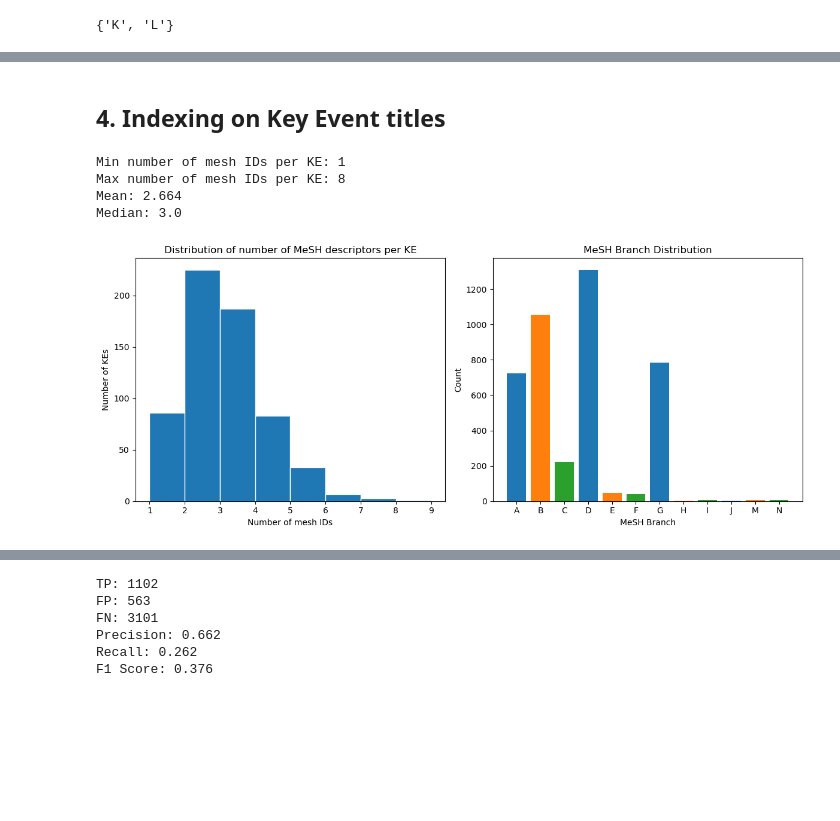
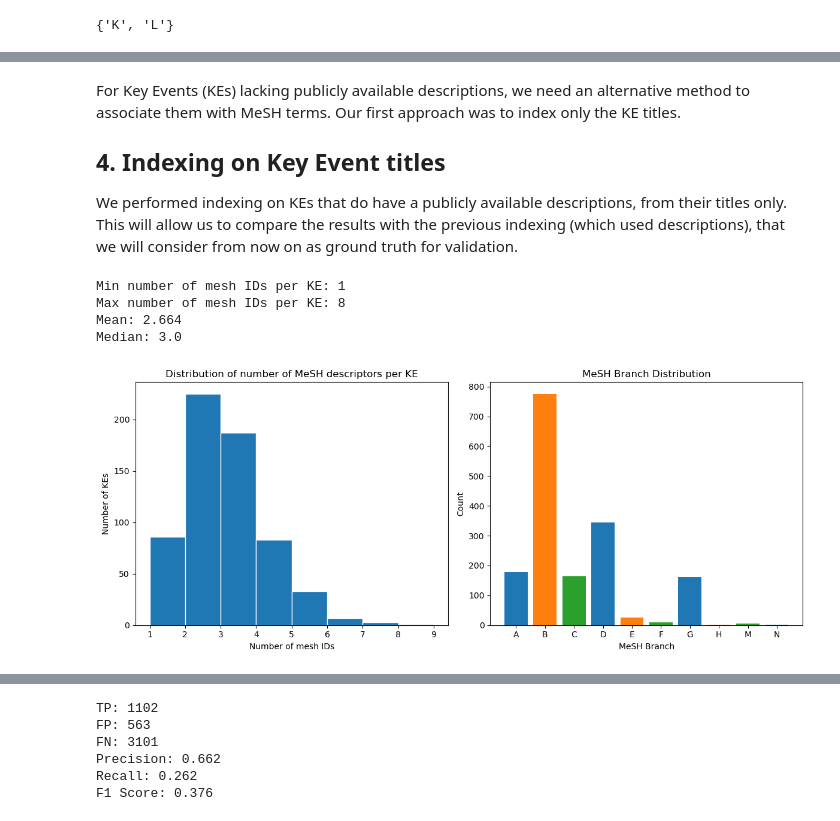
Before and after one commit to mathemei/AOP2MESH, a Jupyter notebook: AOP-MeSH_tests_validation.ipynb, the cells around one changed output, grey strips where cells are left out. Cells and saved outputs as stored; diff of their text form; code cells hidden in the pictures; blank space fills up the shorter version.

Commit message:
Add comments and Markdown chunks for methods explanation and intermediate results analysis

```diff
--- a/AOP-MeSH_tests_validation.ipynb
+++ b/AOP-MeSH_tests_validation.ipynb
@@ -442,29 +400,0 @@ print(f"{len(unique_ke_ids)} Key Events do not have a publicly available descrip
-# %%
-# Retrieve AOPs containing KEs
-query = """
-SELECT ?ke ?aop ?aoptitle
-WHERE {
-    ?ke a aopo:KeyEvent .
-    ?ke dcterms:isPartOf ?aop .
-    ?aop dc:title ?aoptitle
-}
-"""
-# Initialise the SPARQL wrapper and execute the query
-sparql = SPARQLWrapper(aop_endpoint_url)
-sparql.setQuery(query)
-sparql.setReturnFormat(JSON)
-results = sparql.query().convert()
-
-# Build the dataframe with columns :
-# KE_ID | KE_TITLE | AOP_ID | AOP_TITLE
-data = []
-for result in results["results"]["bindings"]:
-    ke_id = result["ke"]["value"]
-    ke_aop = result["aop"]["value"]
-    aop_title = result["aoptitle"]["value"]
-    data.append({
-        "KE_ID" : ke_id,
-        "AOP_ID" : ke_aop,
-        "AOP_TITLE" : aop_title
-    })
-KE_to_AOP = pd.DataFrame(data)
@@ -599,5 +523,9 @@ print(empty_branches)
 # %% [markdown]
+For Key Events (KEs) lacking publicly available descriptions, we need an alternative method to associate them with MeSH terms. Our first approach was to index only the KE titles.
+
 ## 4. Indexing on Key Event titles
+
+We performed indexing on KEs that do have a publicly available descriptions, from their titles only. This will allow us to compare the results with the previous indexing (which used descriptions), that we will consider from now on as ground truth for validation.
 # %%
 indexing_results = []
 
@@ -652,24 +587,27 @@ Max number of mesh IDs per KE: 8
 Mean: 2.664
 Median: 3.0
 # %%
+# Count the frequency of each MeSH thesaurus branch in the dataset
+freq = Counter(indexing_results_dataframe_titles["MESH_BRANCH"])
+labels = sorted(freq.keys())
+counts = [freq[k] for k in labels]
+
 fig, axes = plt.subplots(1, 2, figsize=(12, 5))
 
+# Left : histogram of the number of annotated MeSH per KE
 axes[0].hist(num_mesh_per_ke, bins=range(1, num_mesh_per_ke.max()+2), edgecolor='white', color = "C0")
 axes[0].set_title("Distribution of number of MeSH descriptors per KE")
 axes[0].set_xlabel("Number of mesh IDs")
 axes[0].set_ylabel("Number of KEs")
 
-freq = Counter(indexing_results_dataframe["MESH_BRANCH"])
-labels = sorted(freq.keys())
-counts = [freq[k] for k in labels]
-
+# Right : bar chart of MeSH thesaurus branch frequencies
 axes[1].bar(labels, counts, color=["C0", "C1", "C2"])
 axes[1].set_xlabel("MeSH Branch")
 axes[1].set_ylabel("Count")
 axes[1].set_title("MeSH Branch Distribution")
 
 plt.tight_layout()
 plt.show()
 # %% [output]
-[figure, old version]
+[figure, new version]
 # %% [markdown]
```
Also changed, not shown: parts of 64 cells of this notebook, 1 other file.
